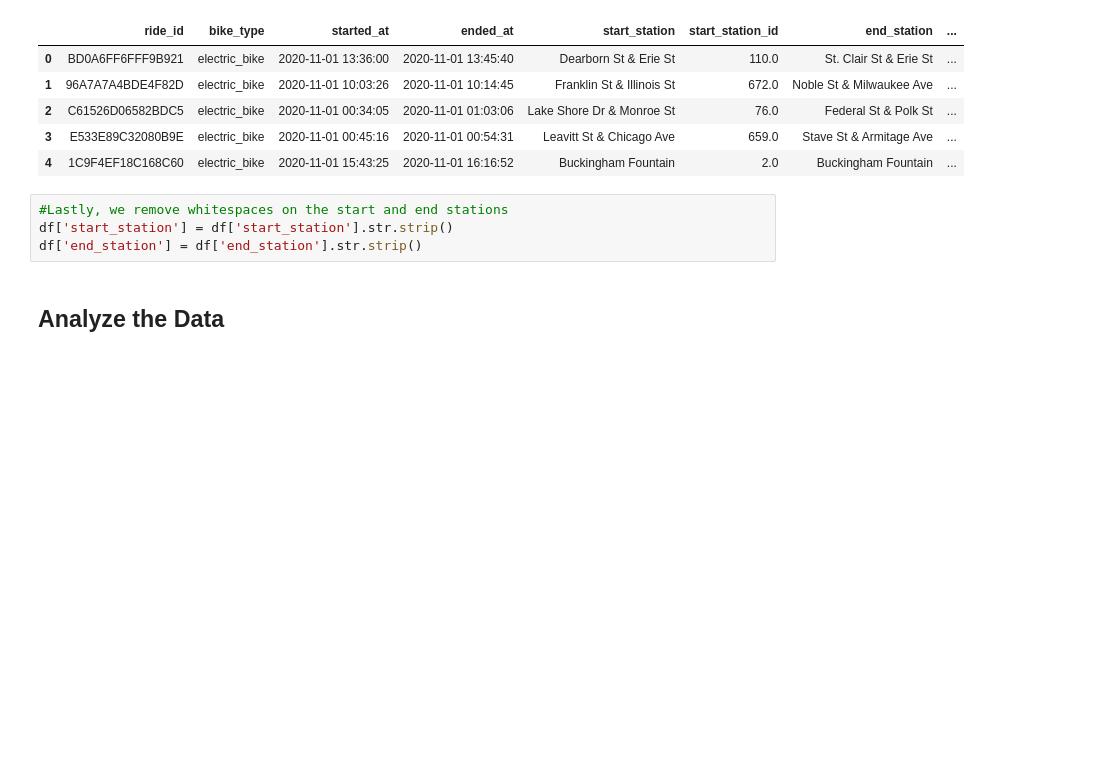
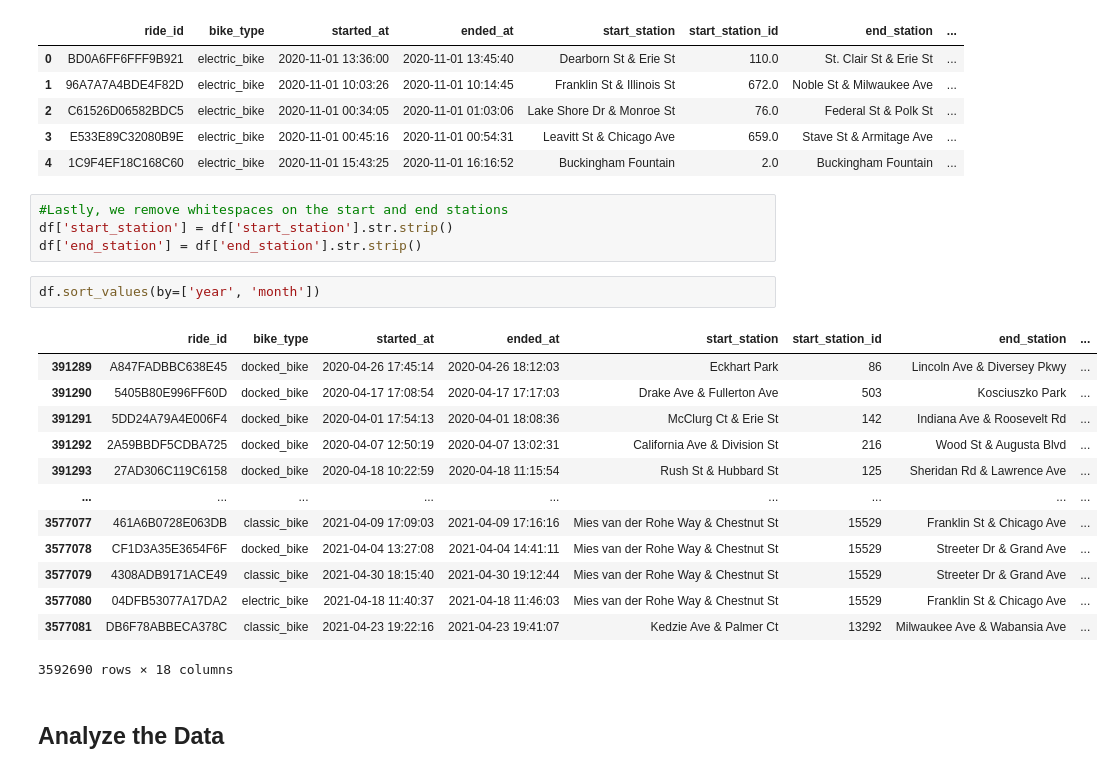
Before and after one commit to danielsaiger1/Data_Analytics, a Jupyter notebook: cyclistic-exploratory-data-analysis-python.ipynb, the cells around one changed output. Saved outputs shown, nothing was run; the diff lists cells and outputs as text; blank space fills up the shorter version.

```diff
--- a/cyclistic-exploratory-data-analysis-python.ipynb
+++ b/cyclistic-exploratory-data-analysis-python.ipynb
@@ -204,6 +205,22 @@ df.head()
 #Lastly, we remove whitespaces on the start and end stations
 df['start_station'] = df['start_station'].str.strip()
 df['end_station'] = df['end_station'].str.strip()
+# %%
+df.sort_values(by=['year', 'month'])
+# %% [output]
+|  | ride_id | bike_type | started_at | ended_at | start_station | start_station_id | end_station | ... |
+| 391289 | A847FADBBC638E45 | docked_bike | 2020-04-26 17:45:14 | 2020-04-26 18:12:03 | Eckhart Park | 86 | Lincoln Ave & Diversey Pkwy | ... |
+| 391290 | 5405B80E996FF60D | docked_bike | 2020-04-17 17:08:54 | 2020-04-17 17:17:03 | Drake Ave & Fullerton Ave | 503 | Kosciuszko Park | ... |
+| 391291 | 5DD24A79A4E006F4 | docked_bike | 2020-04-01 17:54:13 | 2020-04-01 18:08:36 | McClurg Ct & Erie St | 142 | Indiana Ave & Roosevelt Rd | ... |
+| 391292 | 2A59BBDF5CDBA725 | docked_bike | 2020-04-07 12:50:19 | 2020-04-07 13:02:31 | California Ave & Division St | 216 | Wood St & Augusta Blvd | ... |
+| 391293 | 27AD306C119C6158 | docked_bike | 2020-04-18 10:22:59 | 2020-04-18 11:15:54 | Rush St & Hubbard St | 125 | Sheridan Rd & Lawrence Ave | ... |
+| ... | ... | ... | ... | ... | ... | ... | ... | ... |
+| 3577077 | 461A6B0728E063DB | classic_bike | 2021-04-09 17:09:03 | 2021-04-09 17:16:16 | Mies van der Rohe Way & Chestnut St | 15529 | Franklin St & Chicago Ave | ... |
+| 3577078 | CF1D3A35E3654F6F | docked_bike | 2021-04-04 13:27:08 | 2021-04-04 14:41:11 | Mies van der Rohe Way & Chestnut St | 15529 | Streeter Dr & Grand Ave | ... |
+| 3577079 | 4308ADB9171ACE49 | classic_bike | 2021-04-30 18:15:40 | 2021-04-30 19:12:44 | Mies van der Rohe Way & Chestnut St | 15529 | Streeter Dr & Grand Ave | ... |
+| 3577080 | 04DFB53077A17DA2 | electric_bike | 2021-04-18 11:40:37 | 2021-04-18 11:46:03 | Mies van der Rohe Way & Chestnut St | 15529 | Franklin St & Chicago Ave | ... |
+| 3577081 | DB6F78ABBECA378C | classic_bike | 2021-04-23 19:22:16 | 2021-04-23 19:41:07 | Kedzie Ave & Palmer Ct | 13292 | Milwaukee Ave & Wabansia Ave | ... |
+3592690 rows × 18 columns
 # %% [markdown]
 ## Analyze the Data
 # %%
```
Also changed, not shown: parts of 7 cells of this notebook.
